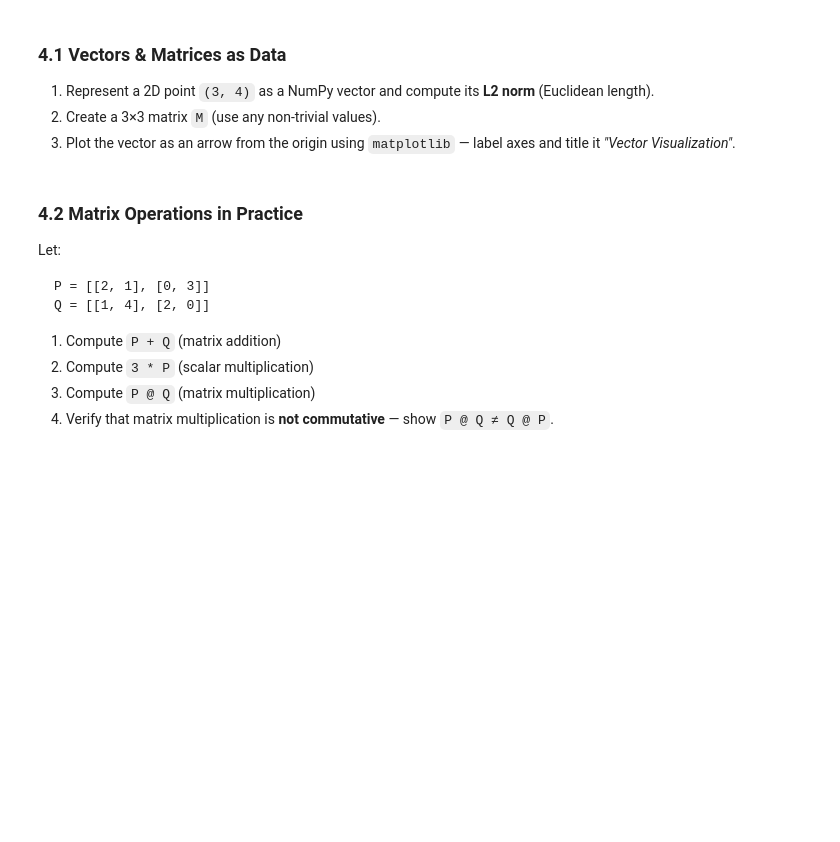
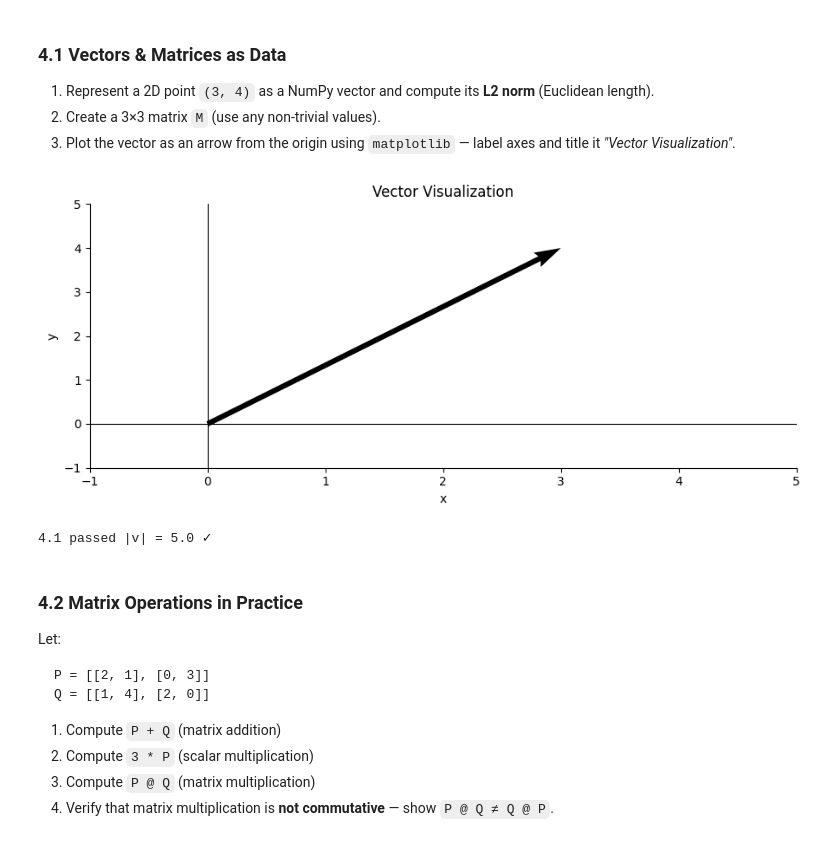
Before and after one commit to mp6677940-cpu/celebal_assignments, a Jupyter notebook: week1_maheshpawar.ipynb, the cells around one changed output. Cells and saved outputs as stored; diff of their text form; code cells hidden in the pictures; blank space fills up the shorter version.

```diff
--- a/week1_maheshpawar.ipynb
+++ b/week1_maheshpawar.ipynb
@@ -269,22 +446,48 @@ print("3.4 passed ✓")
 3. Plot the vector as an arrow from the origin using `matplotlib` — label axes and title it *"Vector Visualization"*.
 # %%
 v = np.array([3, 4])
-norm_v = None  # YOUR CODE HERE — use np.linalg.norm
 
-M = None  # YOUR CODE HERE — any 3x3 matrix
+# L2 norm
+norm_v = np.linalg.norm(v)
+
+# 3x3 matrix
+M = np.array([
+    [1, 2, 3],
+    [4, 5, 6],
+    [7, 8, 9]
+])
 
 # Plot
 fig, ax = plt.subplots()
-# YOUR CODE HERE — ax.quiver or ax.annotate to draw the vector arrow
-ax.set_xlim(-1, 5); ax.set_ylim(-1, 5)
-ax.set_xlabel('x'); ax.set_ylabel('y')
+
+ax.quiver(
+    0, 0,
+    v[0], v[1],
+    angles='xy',
+    scale_units='xy',
+    scale=1
+)
+
+ax.set_xlim(-1, 5)
+ax.set_ylim(-1, 5)
+
+ax.set_xlabel('x')
+ax.set_ylabel('y')
 ax.set_title('Vector Visualization')
-ax.axhline(0, color='k', lw=0.8); ax.axvline(0, color='k', lw=0.8)
-plt.tight_layout(); plt.show()
+
+ax.axhline(0, color='k', lw=0.8)
+ax.axvline(0, color='k', lw=0.8)
+
+plt.tight_layout()
+plt.show()
 
 assert abs(norm_v - 5.0) < 1e-9
 assert M.shape == (3, 3)
-print(f"4.1 passed ✓  |v| = {norm_v}")
+
+print(f"4.1 passed |v| = {norm_v} ✓")
+# %% [output]
+[figure, added]
+4.1 passed |v| = 5.0 ✓
 # %% [markdown]
 ### 4.2 Matrix Operations in Practice
 
```
Also changed, not shown: parts of 26 cells of this notebook.
